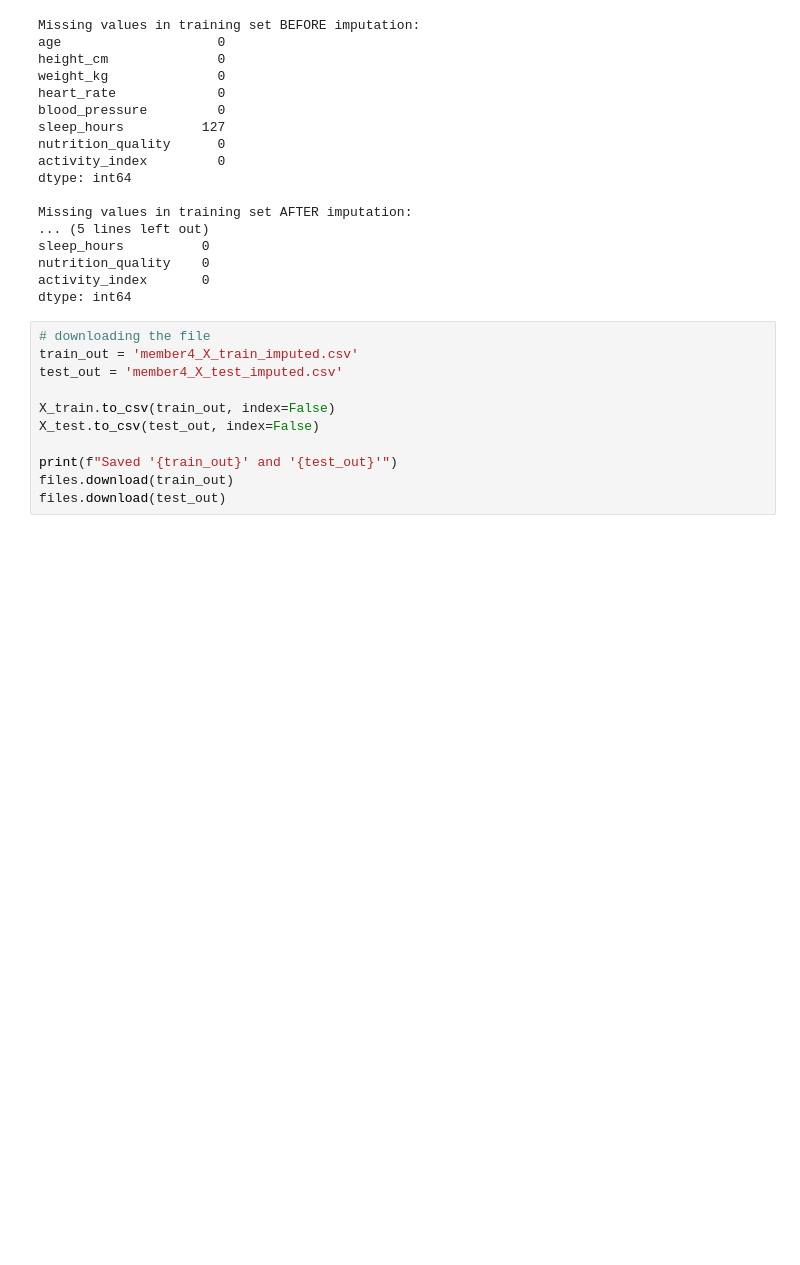
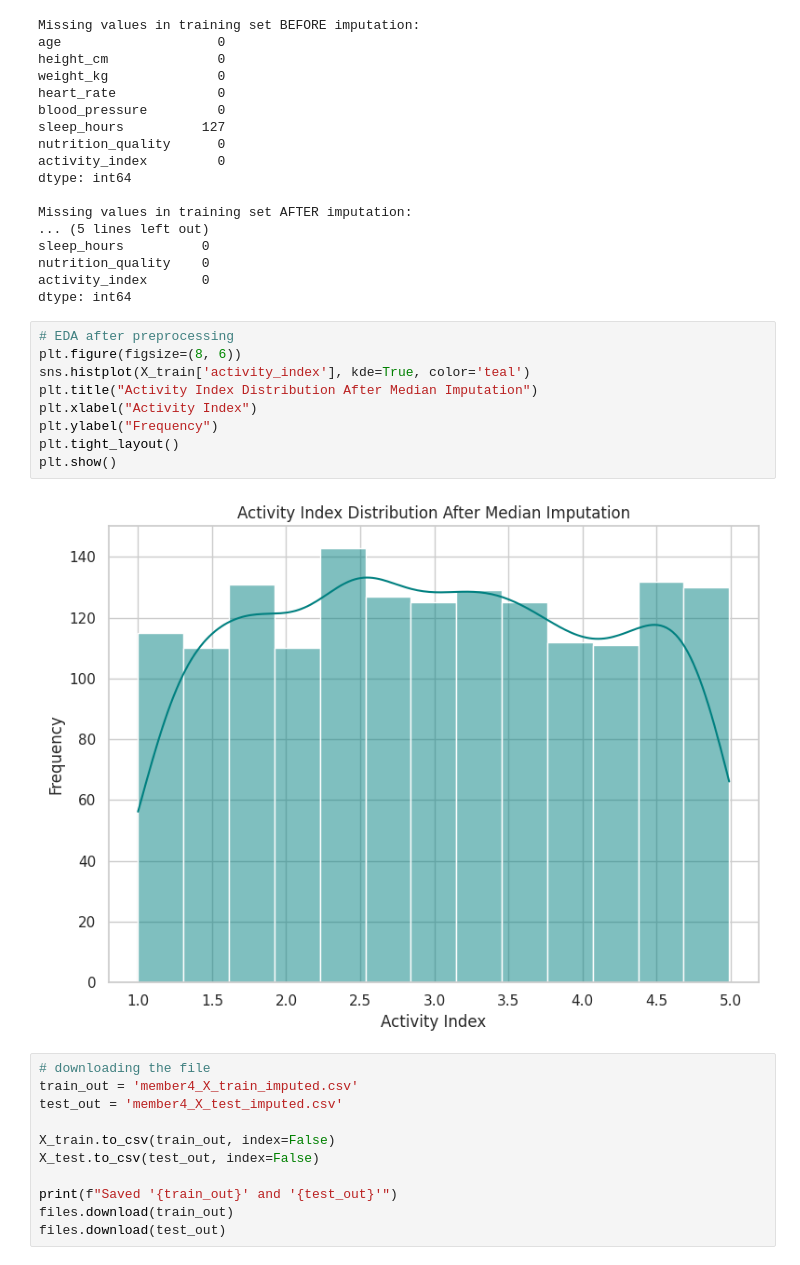
Before and after one commit to it25101550/AI-ML-Project-16, a Jupyter notebook: IT25101541.ipynb, the cells around one changed output. Drawn from its saved outputs; the diff is of its cells as text; blank space fills up the shorter version.

Commit message:
Created using Colab EDA after preprocessing - edited

```diff
--- a/IT25101541.ipynb
+++ b/IT25101541.ipynb
@@ -154,6 +154,17 @@ sleep_hours          0
 nutrition_quality    0
 activity_index       0
 dtype: int64
+# %%
+# EDA after preprocessing
+plt.figure(figsize=(8, 6))
+sns.histplot(X_train['activity_index'], kde=True, color='teal')
+plt.title("Activity Index Distribution After Median Imputation")
+plt.xlabel("Activity Index")
+plt.ylabel("Frequency")
+plt.tight_layout()
+plt.show()
+# %% [output]
+[figure, added]
 # %%
 # downloading the file
 train_out = 'member4_X_train_imputed.csv'
```
